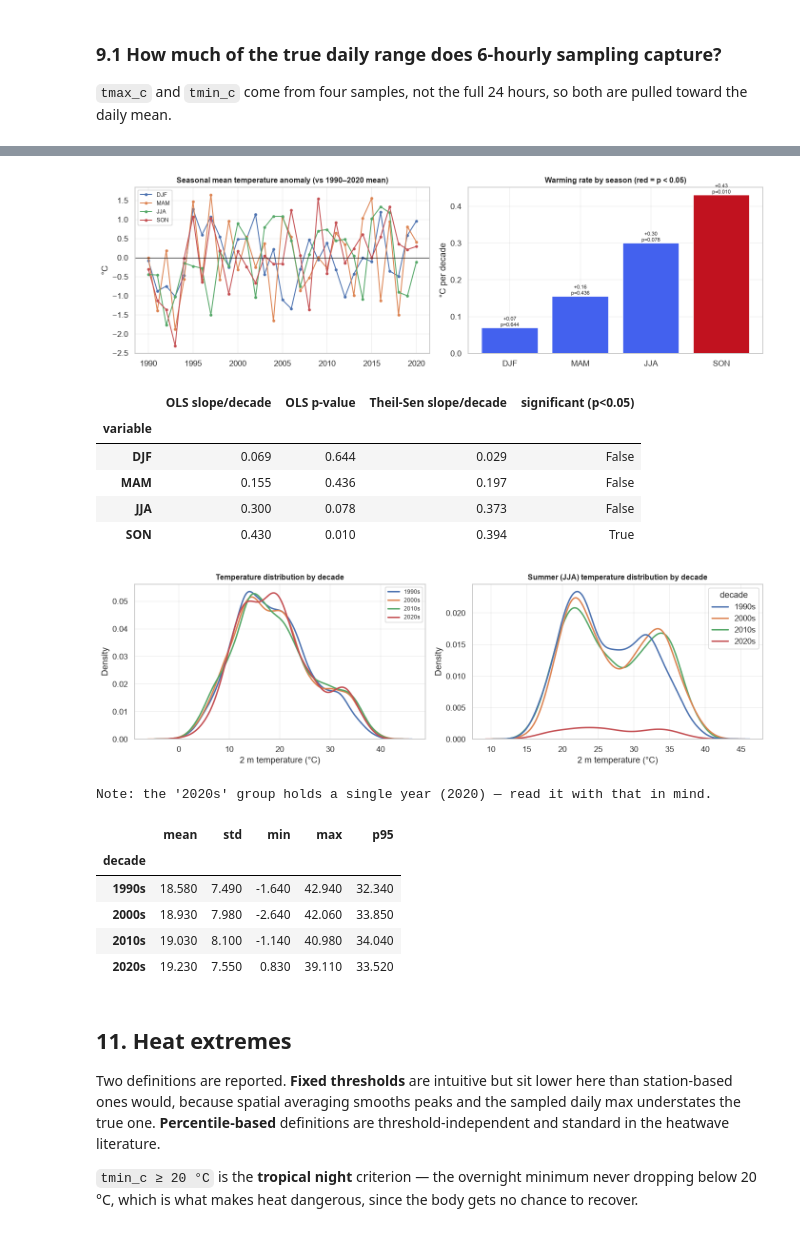
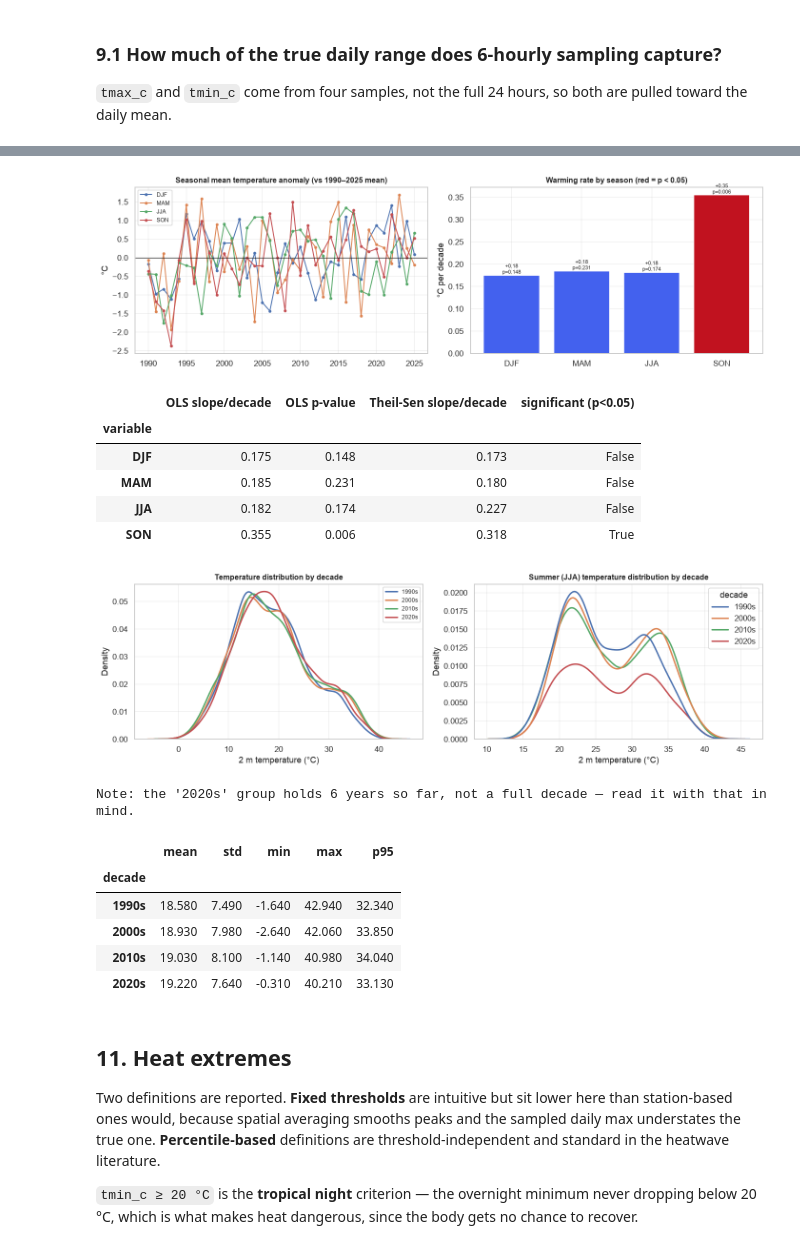
Before and after one commit to kazaraba/SECS_capstone_project, a Jupyter notebook: seville_era5_eda.ipynb, the cells around one changed output, grey strips where cells are left out. Drawn from its saved outputs; the diff is of its cells as text; code cells hidden in the pictures.

```diff
--- a/seville_era5_eda.ipynb
+++ b/seville_era5_eda.ipynb
@@ -174,9 +175,9 @@ pd.set_option("display.width", 140)
 pd.set_option("display.max_columns", 60)
 pd.set_option("display.float_format", lambda v: f"{v:,.3f}")
 
-DATA_DIR = Path(".")
-CSV = DATA_DIR / "seville_era5_combined_1990_2020.csv"
-OUT = DATA_DIR / "eda_outputs"
+DATA_DIR = Path("data")
+CSV = DATA_DIR / "seville_era5_combined_1990_2025.csv"
+OUT = Path("eda_outputs")
 OUT.mkdir(exist_ok=True)
 
 MONTHS = ["Jan","Feb","Mar","Apr","May","Jun","Jul","Aug","Sep","Oct","Nov","Dec"]
@@ -1081,7 +1076,7 @@ fig, axes = plt.subplots(1, 2, figsize=(13, 4))
 for s in SEASONS:
     axes[0].plot(seas_ann.index, seas_ann[s] - seas_ann[s].mean(), "-o", ms=3, lw=1.3, label=s)
 axes[0].axhline(0, color="k", lw=0.8)
-axes[0].set_title("Seasonal mean temperature anomaly (vs 1990–2020 mean)", fontsize=10.5)
+axes[0].set_title("Seasonal mean temperature anomaly (vs 1990–2025 mean)", fontsize=10.5)
 axes[0].set_ylabel("°C"); axes[0].legend(fontsize=8)
 
 bars = axes[1].bar(seas_tr.index, seas_tr["OLS slope/decade"],
@@ -1096,42 +1091,45 @@ plt.show()
 
 seas_tr[["OLS slope/decade", "OLS p-value", "Theil-Sen slope/decade", "significant (p<0.05)"]].round(4)
 # %% [output]
-[figure, old version]
+[figure, new version]
 |  | OLS slope/decade | OLS p-value | Theil-Sen slope/decade | significant (p<0.05) |
 | variable |  |  |  |  |
-| DJF | 0.069 | 0.644 | 0.029 | False |
-| MAM | 0.155 | 0.436 | 0.197 | False |
-| JJA | 0.300 | 0.078 | 0.373 | False |
-| SON | 0.430 | 0.010 | 0.394 | True |
+| DJF | 0.175 | 0.148 | 0.173 | False |
+| MAM | 0.185 | 0.231 | 0.180 | False |
+| JJA | 0.182 | 0.174 | 0.227 | False |
+| SON | 0.355 | 0.006 | 0.318 | True |
 # %%
 # Decadal comparison: has the distribution shifted, or stretched?
 sev["decade"] = (sev["year"] // 10 * 10).astype(str) + "s"
 dec = sev.groupby("decade")["t2m_celsius"].agg(["mean", "std", "min", "max",
                                                lambda s: s.quantile(.95)])
 dec.columns = ["mean", "std", "min", "max", "p95"]
 
 fig, axes = plt.subplots(1, 2, figsize=(13, 4))
 for d, g in sev.groupby("decade"):
     sns.kdeplot(g["t2m_celsius"], ax=axes[0], lw=2, label=d)
 axes[0].set_title("Temperature distribution by decade", fontsize=10.5)
 axes[0].set_xlabel(LABELS["t2m_celsius"]); axes[0].legend(fontsize=8)
 
 sns.kdeplot(data=sev[sev["season"] == "JJA"], x="t2m_celsius", hue="decade", ax=axes[1], lw=2)
 axes[1].set_title("Summer (JJA) temperature distribution by decade", fontsize=10.5)
 axes[1].set_xlabel(LABELS["t2m_celsius"])
 plt.show()
 
-print("Note: the '2020s' group holds a single year (2020) — read it with that in mind.")
+last_decade = dec.index[-1]
+n_years_last = sev[sev["decade"] == last_decade]["year"].nunique()
+print(f"Note: the '{last_decade}' group holds {n_years_last} years so far, not a full decade "
+      f"— read it with that in mind.")
 dec.round(2)
 # %% [output]
-[figure, old version]
+[figure, new version]
-Note: the '2020s' group holds a single year (2020) — read it with that in mind.
+Note: the '2020s' group holds 6 years so far, not a full decade — read it with that in mind.
 |  | mean | std | min | max | p95 |
 | decade |  |  |  |  |  |
 | 1990s | 18.580 | 7.490 | -1.640 | 42.940 | 32.340 |
 | 2000s | 18.930 | 7.980 | -2.640 | 42.060 | 33.850 |
 | 2010s | 19.030 | 8.100 | -1.140 | 40.980 | 34.040 |
-| 2020s | 19.230 | 7.550 | 0.830 | 39.110 | 33.520 |
+| 2020s | 19.220 | 7.640 | -0.310 | 40.210 | 33.130 |
 # %% [markdown]
 ## 11. Heat extremes
 
```
Also changed, not shown: parts of 48 cells of this notebook, 3 other files.
